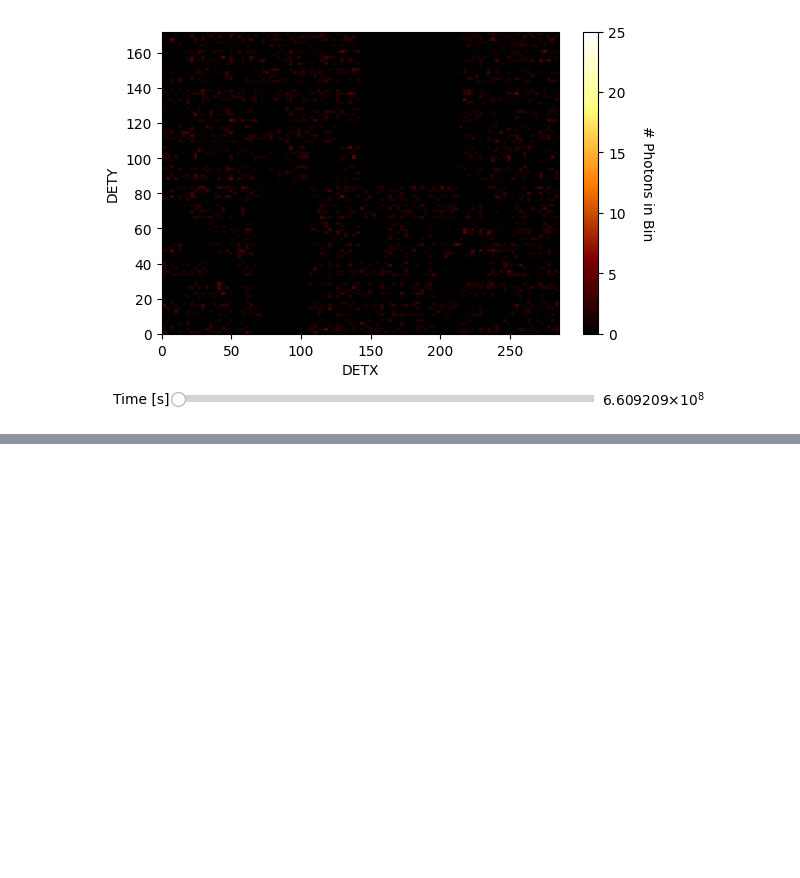
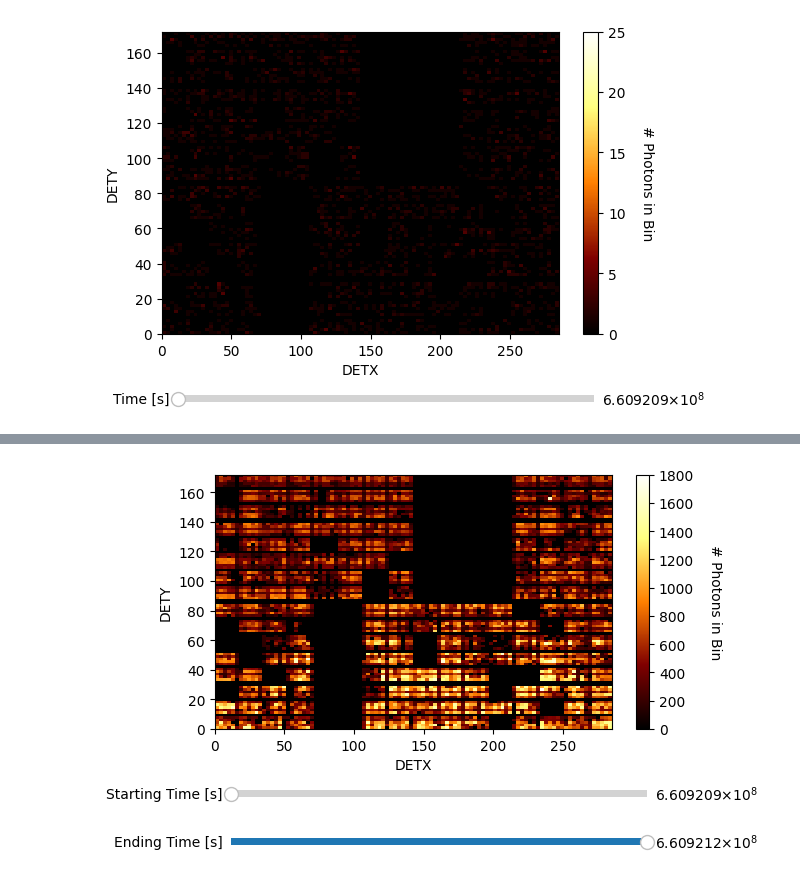
Before and after one commit to JCodeZero/PhotonStatsAnalysis, a Jupyter notebook: 2DHistogram.ipynb, the cells around one changed output, grey strips where cells are left out. Saved outputs shown, nothing was run; the diff lists cells and outputs as text; code cells hidden in the pictures; blank space fills up the shorter version.

```diff
--- a/2DHistogram.ipynb
+++ b/2DHistogram.ipynb
@@ -380,0 +431,79 @@ plt.show()
+# %%
+from astropy.io import fits
+import numpy as np
+import matplotlib.pyplot as plt
+import pandas as pd
+from matplotlib.widgets import Slider
+#-------------------------------------------------------------------------------------
+filename = '/home/jcode/Downloads/sw01088940000bevshsp_uf.evt.gz'
+eventfile=fits.open(filename)
+events=eventfile[1].data
+shortdat=events[(events['TIME']>660920900) & (events['TIME']<660921200)]
+filterdat = shortdat[(shortdat['EVENT_FLAGS']==0) & (shortdat['ENERGY']>0)]
+
+#-------------------------------------------------------------------------------------
+array = np.empty((0,3), int)
+time = []
+
+df = pd.DataFrame(filterdat, columns = ['TIME','DET_ID','EVENT_FLAGS','PHA','MASK_WEIGHT','DETX','DETY','PI','ENERGY'])
+df['TIME'] = df['TIME'].apply(lambda x: round(x))
+time.extend(df['TIME'].tolist())
+
+for i in range(len(time)):
+    if int(time[i]) == 660920900:
+        array = np.append(array, np.array([[int(df.iloc[i][5]), int(df.iloc[i][6]), int(df.iloc[i][8])]]), axis=0)
+
+df2 = pd.DataFrame(array, columns=['DETX', 'DETY', 'ENERGY'])
+#-------------------------------------------------------------------------------------
+init_x=df['DETX']
+init_y=df['DETY']
+
+fig, ax = plt.subplots()
+hist = ax.hist2d(x=init_x, y=init_y, bins=100, cmap='afmhot')
+plt.xlabel('DETX')
+plt.ylabel('DETY')
+fig.subplots_adjust(bottom=0.35)
+
+cbar = fig.colorbar(hist[3], ax=ax)
+cbar.ax.get_yaxis().labelpad = 20
+cbar.set_label('# Photons in Bin', rotation=270)
+cbar.mappable.set_clim(vmin=0, vmax=1800)
+
+axstartTime = fig.add_axes([0.15, 0.2, 0.65, 0.03])
+startTime_slider = Slider(
+    ax=axstartTime,
+    label='Starting Time [s]',
+    valmin=time[0],
+    valmax=time[-1],
+    valinit=time[0], valstep=1,
+)
+
+axendTime = fig.add_axes([0.15, 0.1, 0.65, 0.03])
+endTime_slider = Slider(
+    ax=axendTime,
+    label='Ending Time [s]',
+    valmin=time[0],
+    valmax=time[-1],
+    valinit=time[-1], valstep=1,
+)
+
+def update(val):
+    end = endTime_slider.val
+    newx = np.empty((0,1), int)
+    newy = np.empty((0,1), int)
+    for i in range(len(time)):
+        if int(time[i]) >= int(startTime_slider.val):
+            if int(time[i]) <= int(endTime_slider.val):
+                newx = np.append(newx, np.array([[int(df.iloc[i][5])]]))
+                newy = np.append(newy, np.array([[int(df.iloc[i][6])]]))
+            ax.clear()
+            hist = ax.hist2d(x=newx, y=newy, bins=100, cmap='afmhot')
+            fig.canvas.draw_idle()
+
+startTime_slider.on_changed(update)
+endTime_slider.on_changed(update)
+
+
+plt.show()
+# %% [output]
+[figure, added]
```
Also changed, not shown: parts of 7 cells of this notebook.
